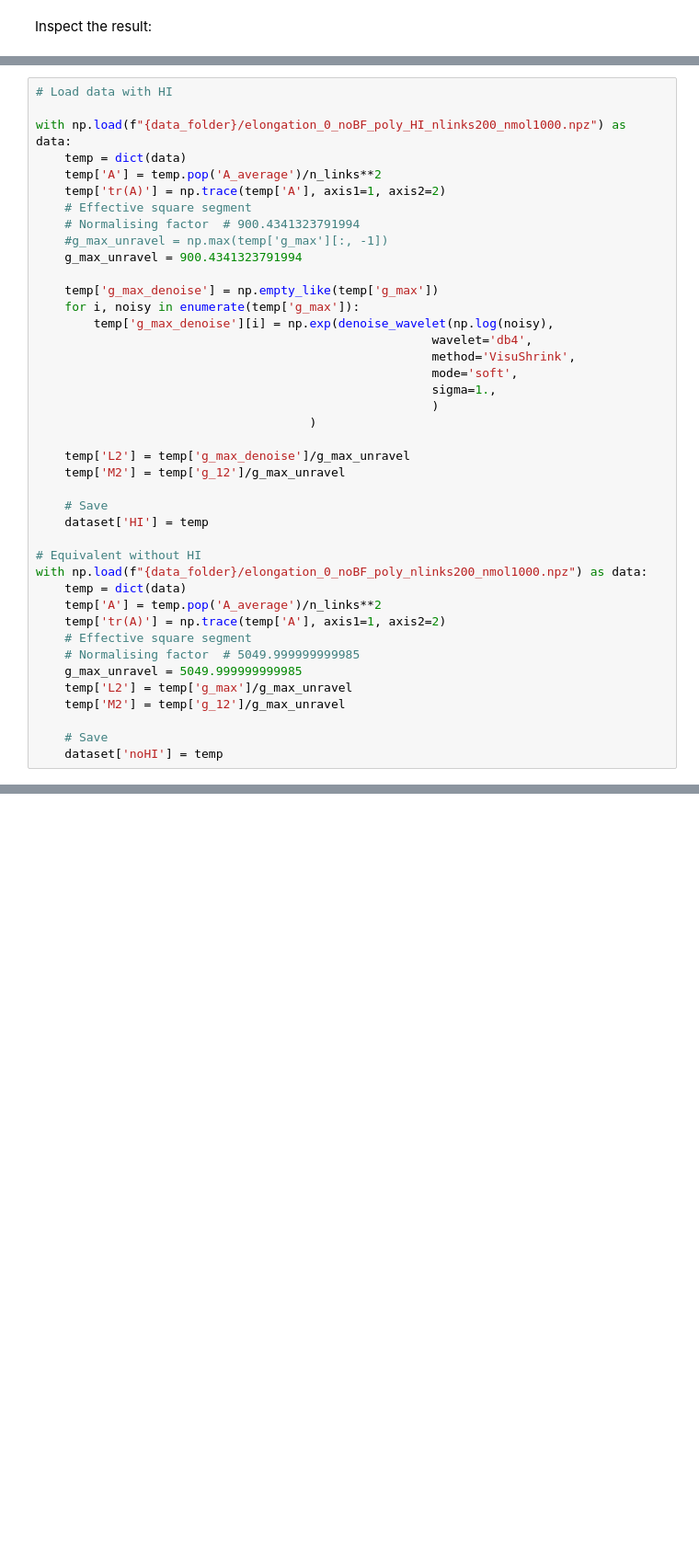
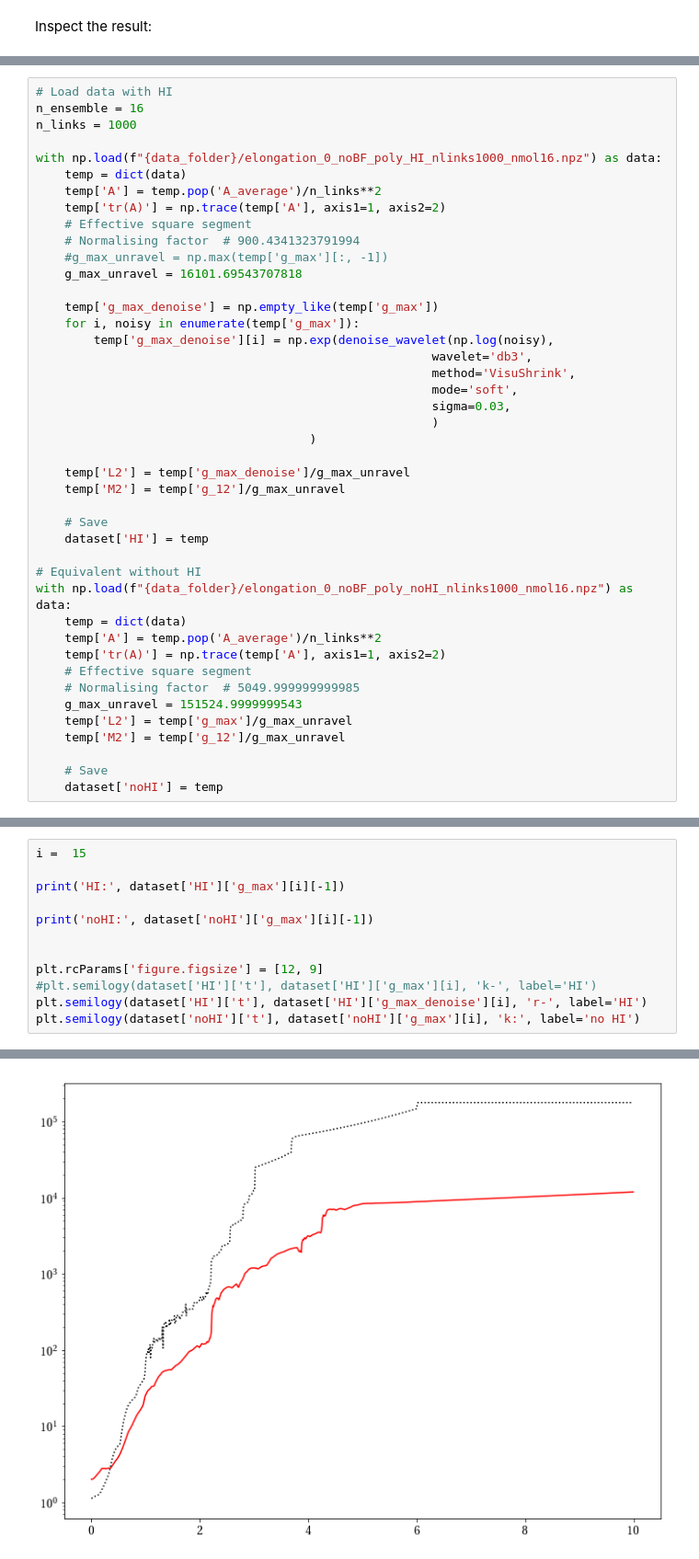
Before and after one commit to etiennerognin/DiluteBrownianDynamics, a Jupyter notebook: data/analyse_paper_plots.ipynb, the cells around one changed output, grey strips where cells are left out. Shown at 92% size. Drawn from its saved outputs; the diff is of its cells as text; blank space fills up the shorter version.

```diff
--- a/data/analyse_paper_plots.ipynb
+++ b/data/analyse_paper_plots.ipynb
@@ -389,22 +440,24 @@ from skimage.restoration import (denoise_wavelet, estimate_sigma)
 # %%
 # Load data with HI
+n_ensemble = 16
+n_links = 1000
 
-with np.load(f"{data_folder}/elongation_0_noBF_poly_HI_nlinks200_nmol1000.npz") as data:
+with np.load(f"{data_folder}/elongation_0_noBF_poly_HI_nlinks1000_nmol16.npz") as data:
     temp = dict(data)
     temp['A'] = temp.pop('A_average')/n_links**2
     temp['tr(A)'] = np.trace(temp['A'], axis1=1, axis2=2)
     # Effective square segment
     # Normalising factor  # 900.4341323791994
     #g_max_unravel = np.max(temp['g_max'][:, -1])
-    g_max_unravel = 900.4341323791994
+    g_max_unravel = 16101.69543707818
 
     temp['g_max_denoise'] = np.empty_like(temp['g_max'])
     for i, noisy in enumerate(temp['g_max']):
         temp['g_max_denoise'][i] = np.exp(denoise_wavelet(np.log(noisy),
-                                                       wavelet='db4',
+                                                       wavelet='db3',
                                                        method='VisuShrink',
                                                        mode='soft',
-                                                       sigma=1.,
+                                                       sigma=0.03,
                                                        )
                                       )
 
@@ -415,13 +468,13 @@ with np.load(f"{data_folder}/elongation_0_noBF_poly_HI_nlinks200_nmol1000.npz")
     dataset['HI'] = temp
 
 # Equivalent without HI
-with np.load(f"{data_folder}/elongation_0_noBF_poly_nlinks200_nmol1000.npz") as data:
+with np.load(f"{data_folder}/elongation_0_noBF_poly_noHI_nlinks1000_nmol16.npz") as data:
     temp = dict(data)
     temp['A'] = temp.pop('A_average')/n_links**2
     temp['tr(A)'] = np.trace(temp['A'], axis1=1, axis2=2)
     # Effective square segment
     # Normalising factor  # 5049.999999999985
-    g_max_unravel = 5049.999999999985
+    g_max_unravel = 151524.9999999543
     temp['L2'] = temp['g_max']/g_max_unravel
     temp['M2'] = temp['g_12']/g_max_unravel
 
@@ -783,0 +483,13 @@ plt.savefig('plot_distributions_mechanophores.pdf')
+# %%
+i =  15
+
+print('HI:', dataset['HI']['g_max'][i][-1])
+
+print('noHI:', dataset['noHI']['g_max'][i][-1])
+
+
+plt.rcParams['figure.figsize'] = [12, 9]
+#plt.semilogy(dataset['HI']['t'], dataset['HI']['g_max'][i], 'k-', label='HI')
+plt.semilogy(dataset['HI']['t'], dataset['HI']['g_max_denoise'][i], 'r-', label='HI')
+plt.semilogy(dataset['noHI']['t'], dataset['noHI']['g_max'][i], 'k:', label='no HI')
+# %% [output]
@@ -783,0 +499 @@ plt.savefig('plot_distributions_mechanophores.pdf')
+[figure, added]
```
Also changed, not shown: parts of 63 cells of this notebook, 20 other files.
